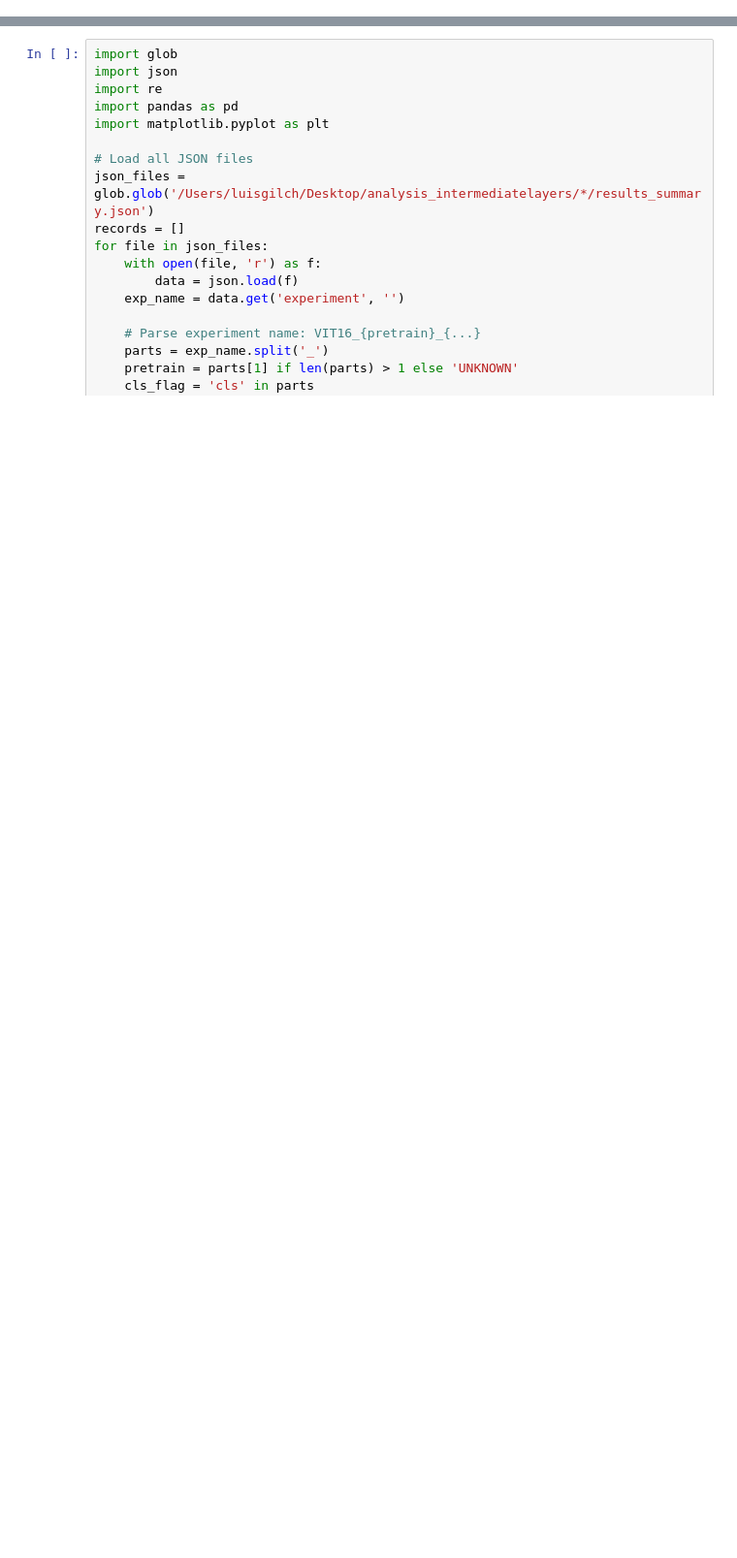
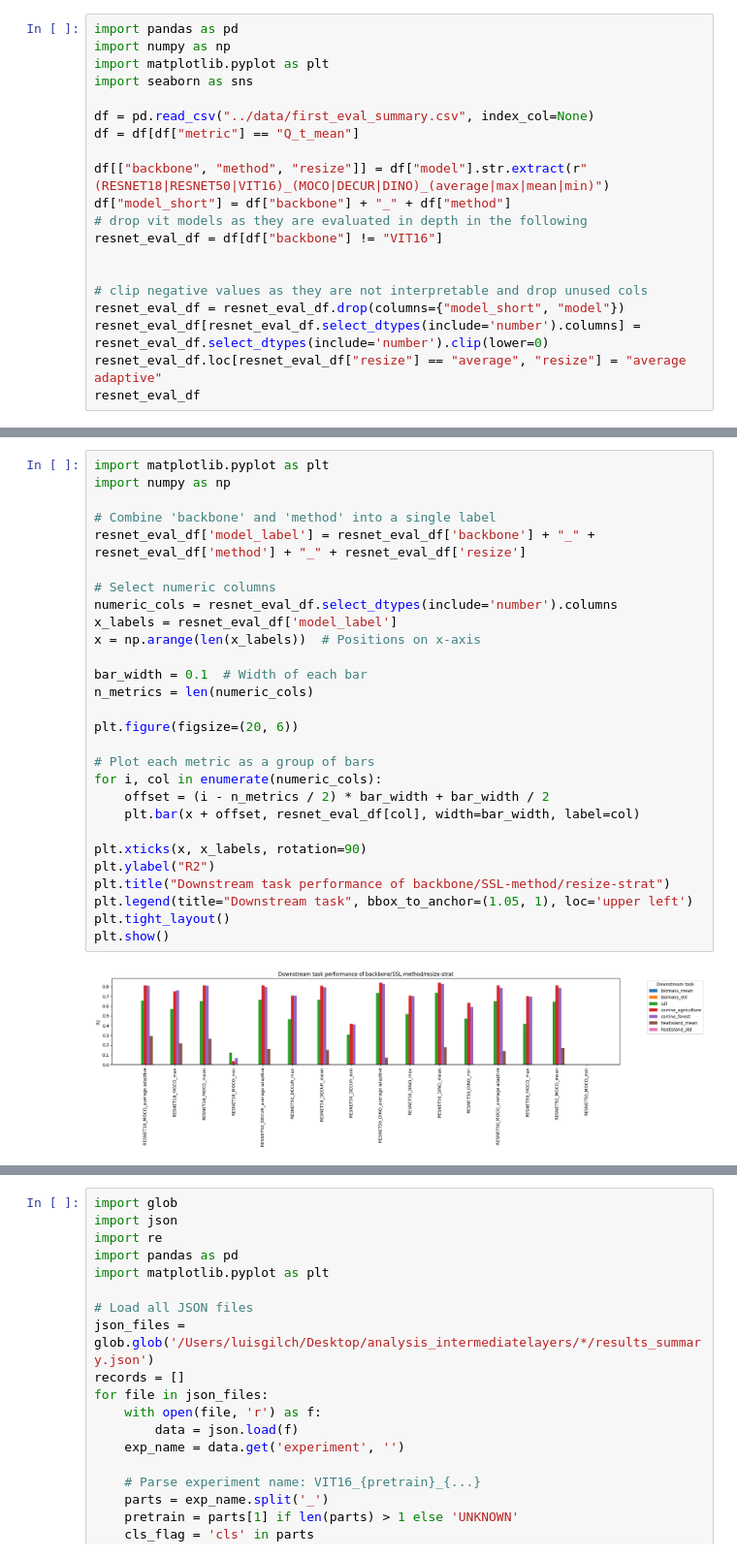
Before and after one commit to Gilchus/NEC_EO_FM_downstream, a Jupyter notebook: notebooks/plots.ipynb, the cells around one changed output, grey strips where cells are left out. Shown: that part at 97% size. Cells and saved outputs as stored; diff of their text form; blank space fills up the shorter version.

```diff
--- a/notebooks/plots.ipynb
+++ b/notebooks/plots.ipynb
@@ -0,0 +3,20 @@
+# %%
+import pandas as pd
+import numpy as np
+import matplotlib.pyplot as plt
+import seaborn as sns
+
+df = pd.read_csv("../data/first_eval_summary.csv", index_col=None)
+df = df[df["metric"] == "Q_t_mean"]
+
+df[["backbone", "method", "resize"]] = df["model"].str.extract(r"(RESNET18|RESNET50|VIT16)_(MOCO|DECUR|DINO)_(average|max|mean|min)")
+df["model_short"] = df["backbone"] + "_" + df["method"]
+# drop vit models as they are evaluated in depth in the following
+resnet_eval_df = df[df["backbone"] != "VIT16"]
+
+
+# clip negative values as they are not interpretable and drop unused cols
+resnet_eval_df = resnet_eval_df.drop(columns={"model_short", "model"})
+resnet_eval_df[resnet_eval_df.select_dtypes(include='number').columns] = resnet_eval_df.select_dtypes(include='number').clip(lower=0)
+resnet_eval_df.loc[resnet_eval_df["resize"] == "average", "resize"] = "average adaptive"
+resnet_eval_df
@@ -0,0 +41,30 @@
+# %%
+import matplotlib.pyplot as plt
+import numpy as np
+
+# Combine 'backbone' and 'method' into a single label
+resnet_eval_df['model_label'] = resnet_eval_df['backbone'] + "_" + resnet_eval_df['method'] + "_" + resnet_eval_df['resize']
+
+# Select numeric columns
+numeric_cols = resnet_eval_df.select_dtypes(include='number').columns
+x_labels = resnet_eval_df['model_label']
+x = np.arange(len(x_labels))  # Positions on x-axis
+
+bar_width = 0.1  # Width of each bar
+n_metrics = len(numeric_cols)
+
+plt.figure(figsize=(20, 6))
+
+# Plot each metric as a group of bars
+for i, col in enumerate(numeric_cols):
+    offset = (i - n_metrics / 2) * bar_width + bar_width / 2
+    plt.bar(x + offset, resnet_eval_df[col], width=bar_width, label=col)
+
+plt.xticks(x, x_labels, rotation=90)
+plt.ylabel("R2")
+plt.title("Downstream task performance of backbone/SSL-method/resize-strat")
+plt.legend(title="Downstream task", bbox_to_anchor=(1.05, 1), loc='upper left')
+plt.tight_layout()
+plt.show()
+# %% [output]
+[figure, added]
```
Also changed, not shown: parts of 9 cells of this notebook, 14 other files.
